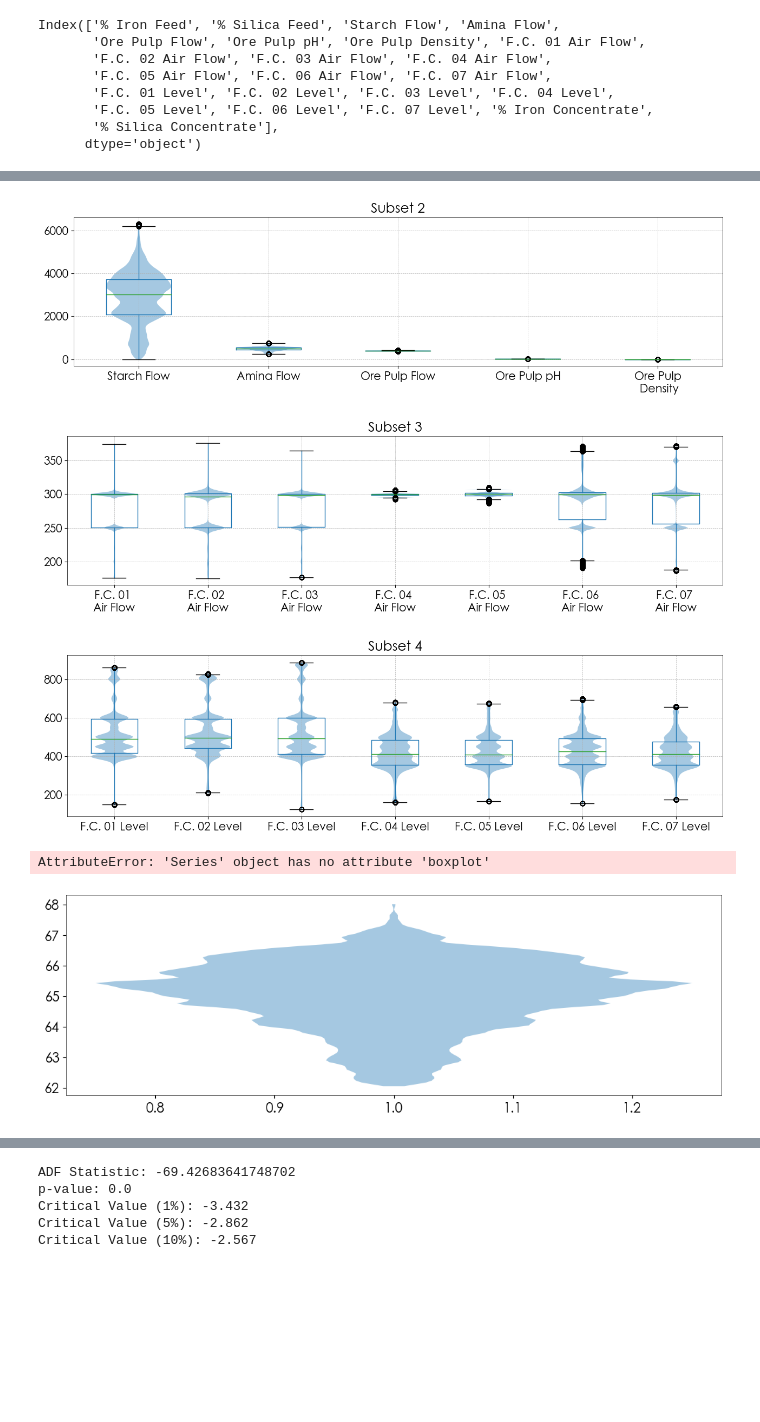
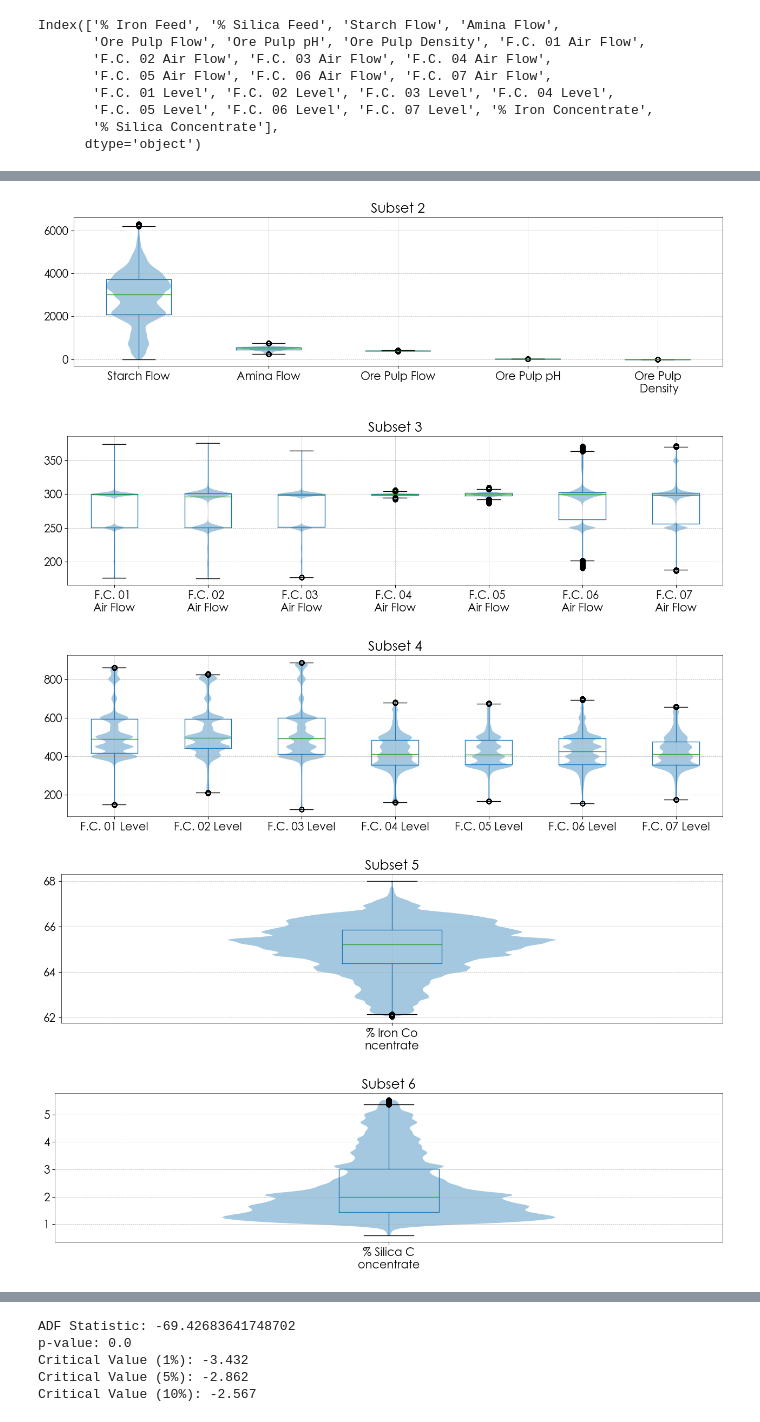
Before and after one commit to PauloCasmal/data-mining-study, a Jupyter notebook: EDA-mining.ipynb, the cells around one changed output, grey strips where cells are left out. Cells and saved outputs as stored; diff of their text form; code cells hidden in the pictures; blank space fills up the shorter version.

```diff
--- a/EDA-mining.ipynb
+++ b/EDA-mining.ipynb
@@ -350,40 +364,37 @@ def break_label(label, max_len=15):
 # %%
 for i, subset in enumerate(dfs):
     try:
+        if isinstance(subset, pd.Series):
+            subset = subset.to_frame()
+
         plt.figure(figsize=(13, 4))
 
-        # Violinplot (fundo)
         vp = plt.violinplot(
             subset.values,
             showmeans=False,
             showmedians=False,
             showextrema=False
         )
 
         for body in vp['bodies']:
             body.set_alpha(0.4)
 
-        # Boxplot (frente)
         subset.boxplot(rot=0)
 
-        # Quebra dos rótulos em duas linhas
         labels = [break_label(col) for col in subset.columns]
-        plt.xticks(
-            range(1, len(labels) + 1),
-            labels,
-            rotation=0
-        )
+        plt.xticks(range(1, len(labels) + 1), labels)
 
         plt.title(f'Subset {i+1}')
         plt.tight_layout()
         plt.show()
-    except:
-        continue
+
+    except Exception as e:
+        print(f"Erro no subset {i}: {e}")
 # %% [output]
 [figure]
 [figure]
 [figure]
 [figure]
-AttributeError: 'Series' object has no attribute 'boxplot'
-[figure, old version]
+[figure, new version]
+[figure, added]
 # %% [markdown]
```
Also changed, not shown: parts of 10 cells of this notebook, 2 other files.
